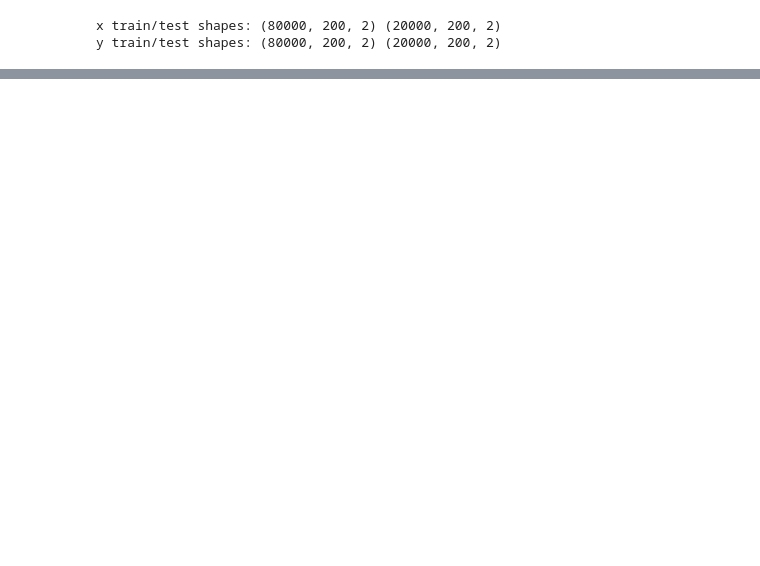
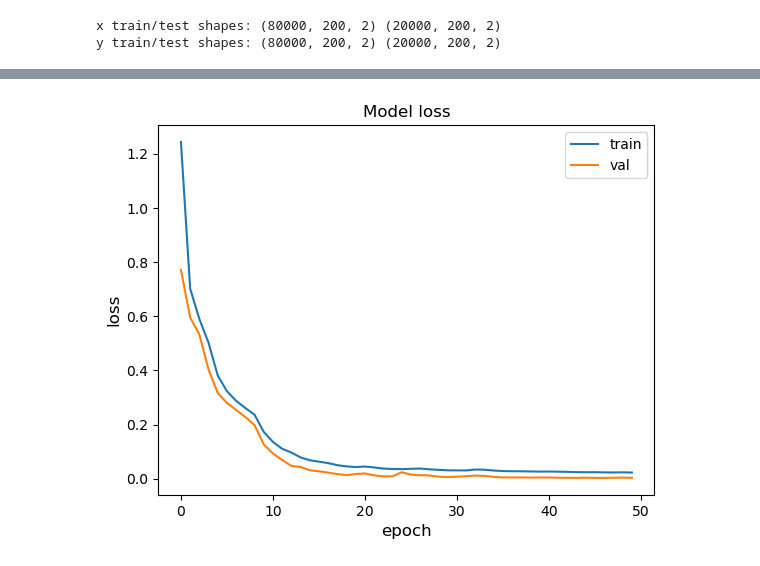
Before and after one commit to zohasan123/SMASH-hackathon-group-24, a Jupyter notebook: caleb_unsupervised.ipynb, the cells around one changed output, grey strips where cells are left out. Drawn from its saved outputs; the diff is of its cells as text; code cells hidden in the pictures; blank space fills up the shorter version.

```diff
--- a/caleb_unsupervised.ipynb
+++ b/caleb_unsupervised.ipynb
@@ -151,0 +214,14 @@ history = autoencoder.fit(
+# %%
+# This is just an example; you would probably like to train the model for more epochs
+metric = "loss"
+plt.figure()
+plt.plot(history.history[metric])
+plt.plot(history.history["val_" + metric])
+plt.title("Model " + metric)
+plt.ylabel(metric, fontsize="large")
+plt.xlabel("epoch", fontsize="large")
+plt.legend(["train", "val"], loc="best")
+plt.show()
+plt.close()
+# %% [output]
+[figure, added]
```
Also changed, not shown: parts of 17 cells of this notebook, 1 other file.
